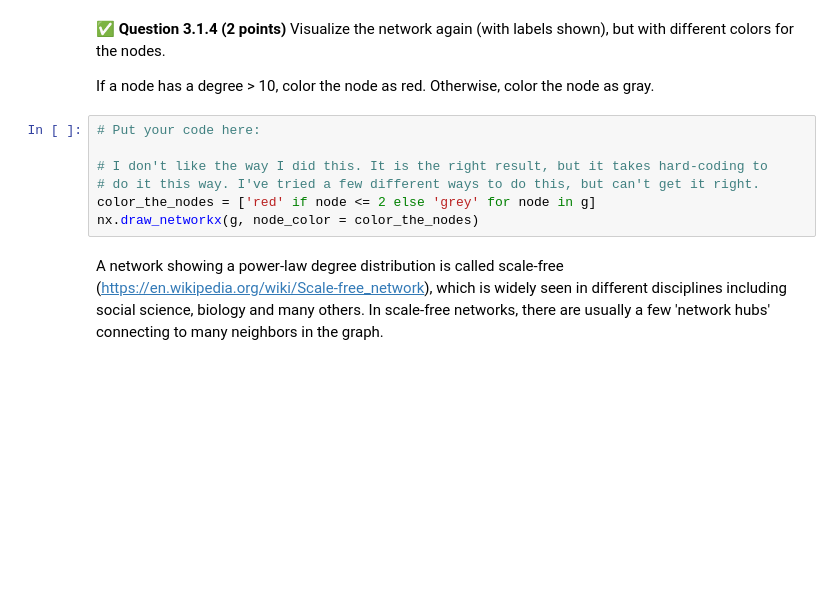
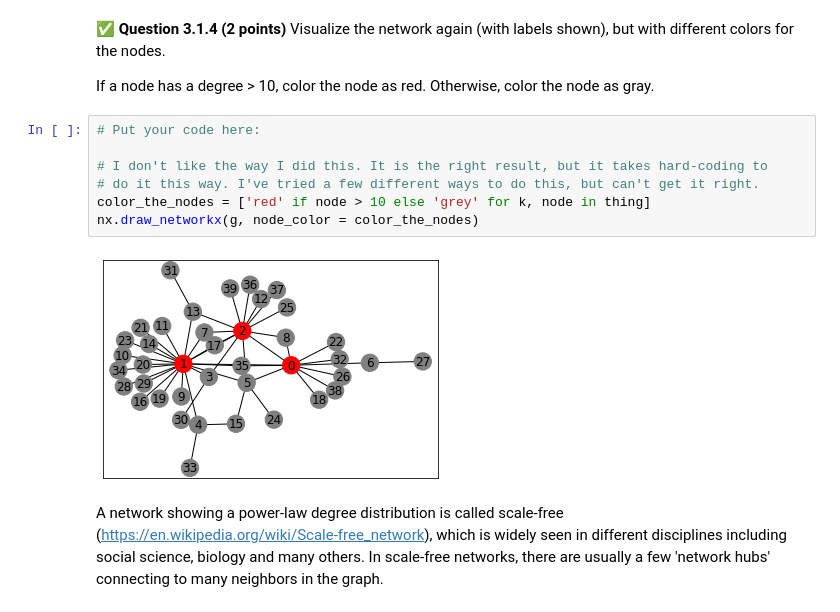
Before and after one commit to barnbyje/cmse202-s22-turnin, a Jupyter notebook: hw-03/HW-03_ABMAndGraphTheory-STUDENT.ipynb, the cells around one changed output. Drawn from its saved outputs; the diff is of its cells as text; blank space fills up the shorter version.

```diff
--- a/hw-03/HW-03_ABMAndGraphTheory-STUDENT.ipynb
+++ b/hw-03/HW-03_ABMAndGraphTheory-STUDENT.ipynb
@@ -357,10 +362,12 @@ If a node has a degree > 10, color the node as red.  Otherwise, color the node a
 # %%
 # Put your code here:
 
 # I don't like the way I did this. It is the right result, but it takes hard-coding to
 # do it this way. I've tried a few different ways to do this, but can't get it right.
-color_the_nodes = ['red' if node <= 2 else 'grey' for node in g]
+color_the_nodes = ['red' if node > 10 else 'grey' for k, node in thing]
 nx.draw_networkx(g, node_color = color_the_nodes)
+# %% [output]
+[figure, added]
 # %% [markdown]
 A network showing a power-law degree distribution is called scale-free (https://en.wikipedia.org/wiki/Scale-free_network), which is widely seen in different disciplines including social science, biology and many others. In scale-free networks, there are usually a few 'network hubs' connecting to many neighbors in the graph.
 # %% [markdown]
```
Also changed, not shown: parts of 4 cells of this notebook.
